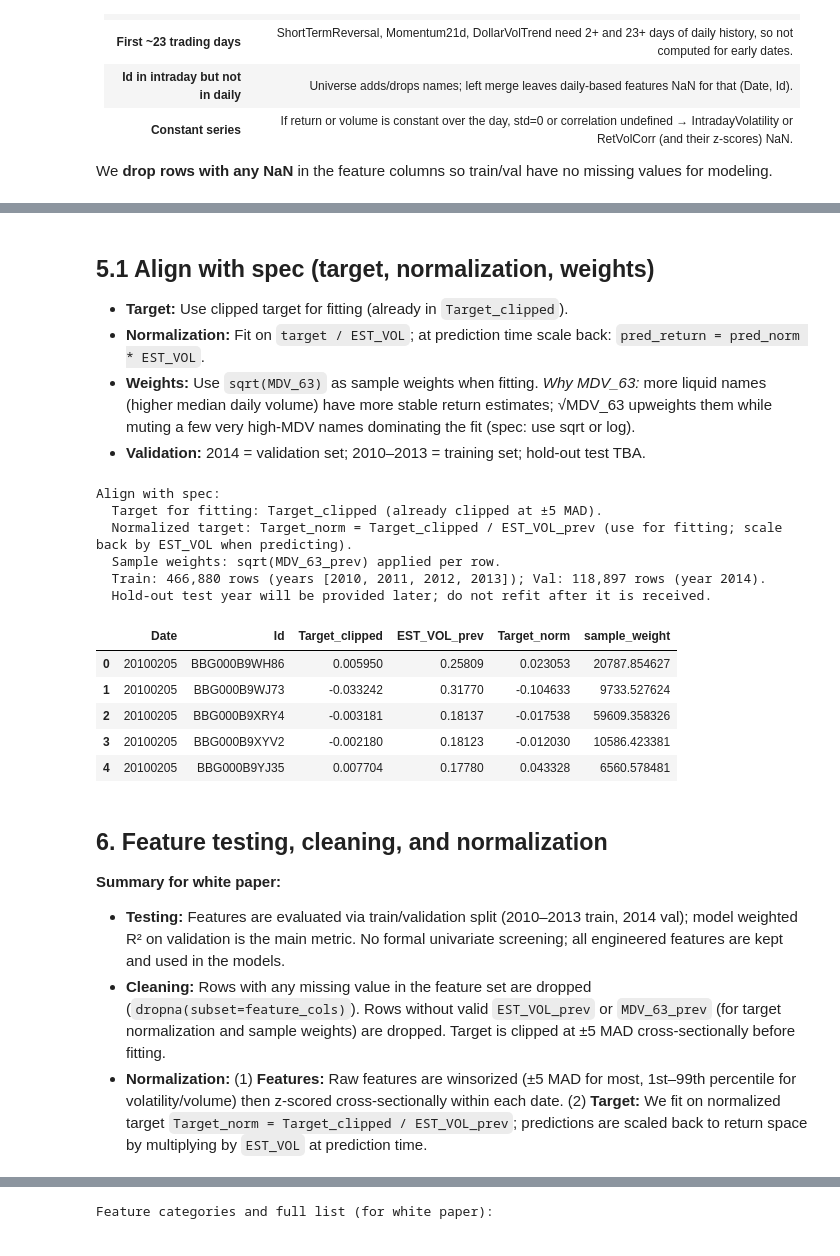
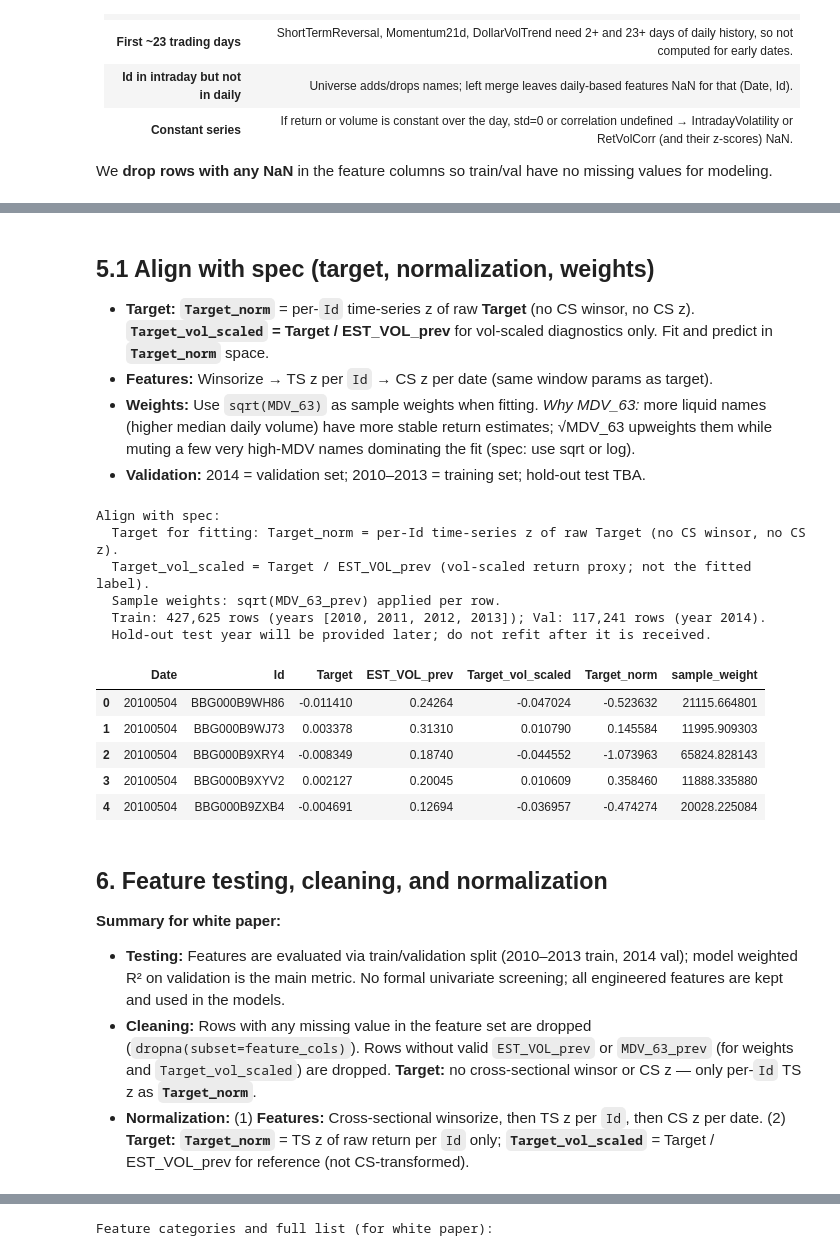
Before and after one commit to liny-r/MTH9899-Project, a Jupyter notebook: project.ipynb, the cells around one changed output, grey strips where cells are left out. Saved outputs shown, nothing was run; the diff lists cells and outputs as text; code cells hidden in the pictures.

```diff
--- a/project.ipynb
+++ b/project.ipynb
@@ -84,20 +115,3 @@ Target built for 1257 dates, 623,569 (Date, Id) rows
 | 7 | 20100104 | BBG000BB1TH9 | -0.000795 | 0.000586 | -0.001381 |
 | 8 | 20100104 | BBG000BB29X4 | -0.003348 | -0.000461 | -0.002887 |
 | 9 | 20100104 | BBG000BB2DM7 | 0.016519 | 0.000427 | 0.016093 |
-# %%
-# --- Clipping (recommended before fitting) ---
-# Clip target cross-sectionally at 5 MAD (Median Absolute Deviation) per date, or use symmetric percentiles
-def clip_target_cross_sectional(df, col='Target', n_mad=5):
-    """Clip target at ±n_mad * MAD per date (cross-sectional)."""
-    mad = df.groupby('Date')[col].transform(lambda x: np.median(np.abs(x - np.median(x))))
-    median = df.groupby('Date')[col].transform('median')
-    lower = median - n_mad * mad
-    upper = median + n_mad * mad
-    out = df.copy()
-    out[f'{col}_clipped'] = out[col].clip(lower=lower, upper=upper)
-    return out
-
-target_df = clip_target_cross_sectional(target_df, col='Target', n_mad=5)
-# Use Target_clipped for fitting; keep Target for evaluation if needed
-print('Target stats (raw vs clipped):')
-print(target_df[['Target', 'Target_clipped']].describe())
@@ -116,0 +118,5 @@ max         1.948899        0.058939
+# %%
+# --- Target: time-series z only (per Id, past only). No cross-sectional winsor or CS z-score on target. ---
+target_df['Target_norm'] = zscore_time_series_per_id(target_df, 'Target')
+print('Target stats (raw vs per-Id TS z → Target_norm for fitting):')
+print(target_df[['Target', 'Target_norm']].describe())
@@ -435,8 +676,8 @@ Validation with features: 118,897 rows
 # %% [markdown]
 ## 5.1 Align with spec (target, normalization, weights)
 
-- **Target:** Use clipped target for fitting (already in `Target_clipped`).
-- **Normalization:** Fit on `target / EST_VOL`; at prediction time scale back: `pred_return = pred_norm * EST_VOL`.
+- **Target:** **`Target_norm`** = per-`Id` time-series z of raw **Target** (no CS winsor, no CS z). **`Target_vol_scaled` = Target / EST_VOL_prev** for vol-scaled diagnostics only. Fit and predict in **`Target_norm`** space.
+- **Features:** Winsorize → TS z per `Id` → CS z per date (same window params as target).
 - **Weights:** Use `sqrt(MDV_63)` as sample weights when fitting. *Why MDV_63:* more liquid names (higher median daily volume) have more stable return estimates; √MDV_63 upweights them while muting a few very high-MDV names dominating the fit (spec: use sqrt or log).
 - **Validation:** 2014 = validation set; 2010–2013 = training set; hold-out test TBA.
 # %%
@@ -445,58 +686,58 @@ daily_prev_list = []
 for D in pd.concat([train_df[['Date']], val_df[['Date']]], ignore_index=True)['Date'].unique():
     D_prev = prev_date.get(D)
     if D_prev is None:
         continue
     d = daily_all[daily_all['Date'] == D_prev][['Id', 'EST_VOL', 'MDV_63']].copy()
     d = d.rename(columns={'EST_VOL': 'EST_VOL_prev', 'MDV_63': 'MDV_63_prev'})
     d['Date'] = D
     daily_prev_list.append(d)
 daily_prev = pd.concat(daily_prev_list, ignore_index=True)
 
 # Merge EST_VOL_prev and MDV_63_prev into train and val (for normalization and sample weights)
 train_df = train_df.merge(daily_prev[['Date', 'Id', 'EST_VOL_prev', 'MDV_63_prev']], on=['Date', 'Id'], how='left')
 val_df = val_df.merge(daily_prev[['Date', 'Id', 'EST_VOL_prev', 'MDV_63_prev']], on=['Date', 'Id'], how='left')
 
-# Drop rows where EST_VOL_prev is missing or 0 so Target_norm is well-defined
+# Drop rows where EST_VOL_prev is missing or 0 (needed for Target_vol_scaled diagnostics / scaling preds)
 train_df = train_df[train_df['EST_VOL_prev'].notna() & (train_df['EST_VOL_prev'] > 0)].copy()
 val_df = val_df[val_df['EST_VOL_prev'].notna() & (val_df['EST_VOL_prev'] > 0)].copy()
 
-# Normalized target for fitting (spec: fit on target / EST_VOL; scale back at prediction time)
-train_df['Target_norm'] = train_df['Target_clipped'] / train_df['EST_VOL_prev']
-val_df['Target_norm'] = val_df['Target_clipped'] / val_df['EST_VOL_prev']
+# Target_norm = per-Id TS z (from target build). Vol-scaled raw return for diagnostics only (no CS on target).
+train_df['Target_vol_scaled'] = train_df['Target'] / train_df['EST_VOL_prev']
+val_df['Target_vol_scaled'] = val_df['Target'] / val_df['EST_VOL_prev']
 
 # Sample weights: sqrt(MDV_63) to mute effect of a few IDs dominating the fit
 train_df['sample_weight'] = np.sqrt(train_df['MDV_63_prev'].replace(0, np.nan))
 val_df['sample_weight'] = np.sqrt(val_df['MDV_63_prev'].replace(0, np.nan))
-train_df = train_df.dropna(subset=['sample_weight'])
-val_df = val_df.dropna(subset=['sample_weight'])
+train_df = train_df.dropna(subset=['sample_weight', 'Target_norm'])
+val_df = val_df.dropna(subset=['sample_weight', 'Target_norm'])
 
 print('Align with spec:')
-print(f'  Target for fitting: Target_clipped (already clipped at ±5 MAD).')
-print(f'  Normalized target: Target_norm = Target_clipped / EST_VOL_prev (use for fitting; scale back by EST_VOL when predicting).')
+print(f'  Target for fitting: Target_norm = per-Id time-series z of raw Target (no CS winsor, no CS z).')
+print(f'  Target_vol_scaled = Target / EST_VOL_prev (vol-scaled return proxy; not the fitted label).')
 print(f'  Sample weights: sqrt(MDV_63_prev) applied per row.')
 print(f'  Train: {len(train_df):,} rows (years {train_years}); Val: {len(val_df):,} rows (year {val_year}).')
 print(f'  Hold-out test year will be provided later; do not refit after it is received.')
-train_df[['Date', 'Id', 'Target_clipped', 'EST_VOL_prev', 'Target_norm', 'sample_weight']].head()
+train_df[['Date', 'Id', 'Target', 'EST_VOL_prev', 'Target_vol_scaled', 'Target_norm', 'sample_weight']].head()
 # %% [output]
 Align with spec:
-  Target for fitting: Target_clipped (already clipped at ±5 MAD).
-  Normalized target: Target_norm = Target_clipped / EST_VOL_prev (use for fitting; scale back by EST_VOL when predicting).
+  Target for fitting: Target_norm = per-Id time-series z of raw Target (no CS winsor, no CS z).
+  Target_vol_scaled = Target / EST_VOL_prev (vol-scaled return proxy; not the fitted label).
   Sample weights: sqrt(MDV_63_prev) applied per row.
-  Train: 466,880 rows (years [2010, 2011, 2012, 2013]); Val: 118,897 rows (year 2014).
+  Train: 427,625 rows (years [2010, 2011, 2012, 2013]); Val: 117,241 rows (year 2014).
   Hold-out test year will be provided later; do not refit after it is received.
-|  | Date | Id | Target_clipped | EST_VOL_prev | Target_norm | sample_weight |
-| 0 | 20100205 | BBG000B9WH86 | 0.005950 | 0.25809 | 0.023053 | 20787.854627 |
-| 1 | 20100205 | BBG000B9WJ73 | -0.033242 | 0.31770 | -0.104633 | 9733.527624 |
-| 2 | 20100205 | BBG000B9XRY4 | -0.003181 | 0.18137 | -0.017538 | 59609.358326 |
-| 3 | 20100205 | BBG000B9XYV2 | -0.002180 | 0.18123 | -0.012030 | 10586.423381 |
-| 4 | 20100205 | BBG000B9YJ35 | 0.007704 | 0.17780 | 0.043328 | 6560.578481 |
+|  | Date | Id | Target | EST_VOL_prev | Target_vol_scaled | Target_norm | sample_weight |
+| 0 | 20100504 | BBG000B9WH86 | -0.011410 | 0.24264 | -0.047024 | -0.523632 | 21115.664801 |
+| 1 | 20100504 | BBG000B9WJ73 | 0.003378 | 0.31310 | 0.010790 | 0.145584 | 11995.909303 |
+| 2 | 20100504 | BBG000B9XRY4 | -0.008349 | 0.18740 | -0.044552 | -1.073963 | 65824.828143 |
+| 3 | 20100504 | BBG000B9XYV2 | 0.002127 | 0.20045 | 0.010609 | 0.358460 | 11888.335880 |
+| 4 | 20100504 | BBG000B9ZXB4 | -0.004691 | 0.12694 | -0.036957 | -0.474274 | 20028.225084 |
 # %% [markdown]
 ## 6. Feature testing, cleaning, and normalization
 
 **Summary for white paper:**
 - **Testing:** Features are evaluated via train/validation split (2010–2013 train, 2014 val); model weighted R² on validation is the main metric. No formal univariate screening; all engineered features are kept and used in the models.
-- **Cleaning:** Rows with any missing value in the feature set are dropped (`dropna(subset=feature_cols)`). Rows without valid `EST_VOL_prev` or `MDV_63_prev` (for target normalization and sample weights) are dropped. Target is clipped at ±5 MAD cross-sectionally before fitting.
-- **Normalization:** (1) **Features:** Raw features are winsorized (±5 MAD for most, 1st–99th percentile for volatility/volume) then z-scored cross-sectionally within each date. (2) **Target:** We fit on normalized target `Target_norm = Target_clipped / EST_VOL_prev`; predictions are scaled back to return space by multiplying by `EST_VOL` at prediction time.
+- **Cleaning:** Rows with any missing value in the feature set are dropped (`dropna(subset=feature_cols)`). Rows without valid `EST_VOL_prev` or `MDV_63_prev` (for weights and `Target_vol_scaled`) are dropped. **Target:** no cross-sectional winsor or CS z — only per-`Id` TS z as **`Target_norm`**.
+- **Normalization:** (1) **Features:** Cross-sectional winsorize, then TS z per `Id`, then CS z per date. (2) **Target:** **`Target_norm`** = TS z of raw return per `Id` only; **`Target_vol_scaled`** = Target / EST_VOL_prev for reference (not CS-transformed).
 # %%
 # Quick reference: feature list and normalization (matches Section 5 feature build)
 mad_features = ['OvernightReturn', 'LastHourMomentum', 'IntradayReversal', 'VolatilityAdjustedReturn', 'ShortTermReversal', 'Momentum21d', 'DollarVolTrend']
```
Also changed, not shown: parts of 26 cells of this notebook, 1 other file.
